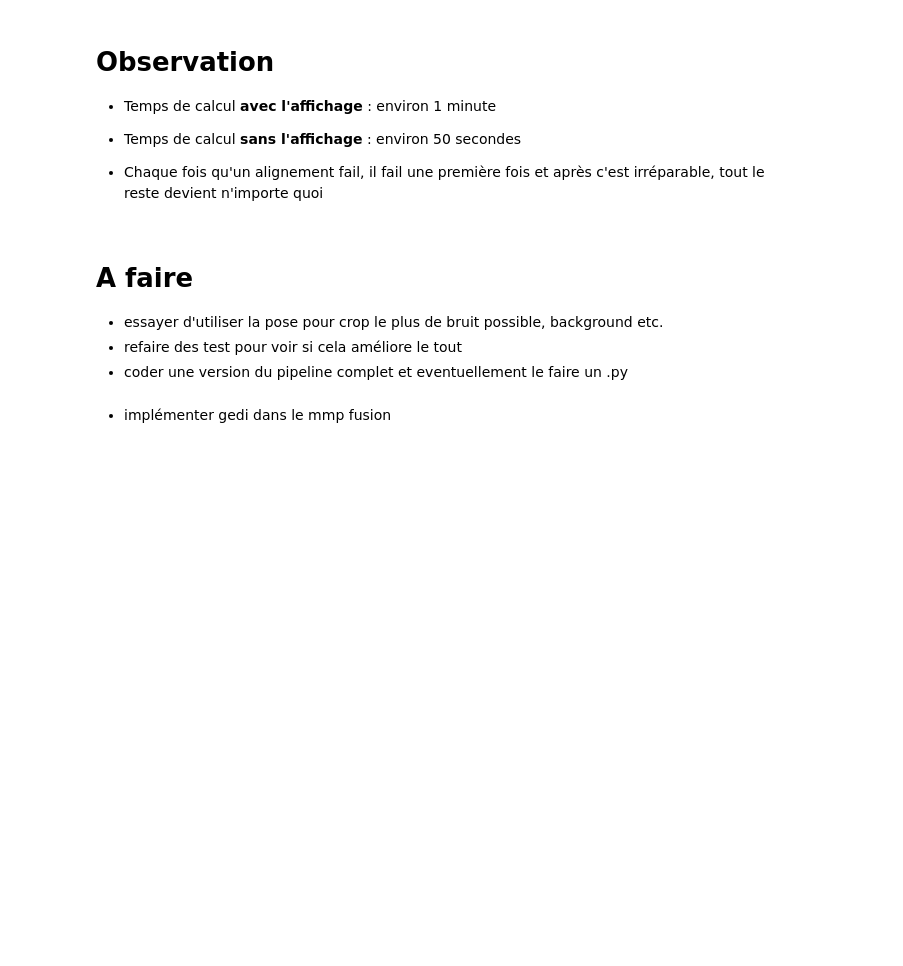
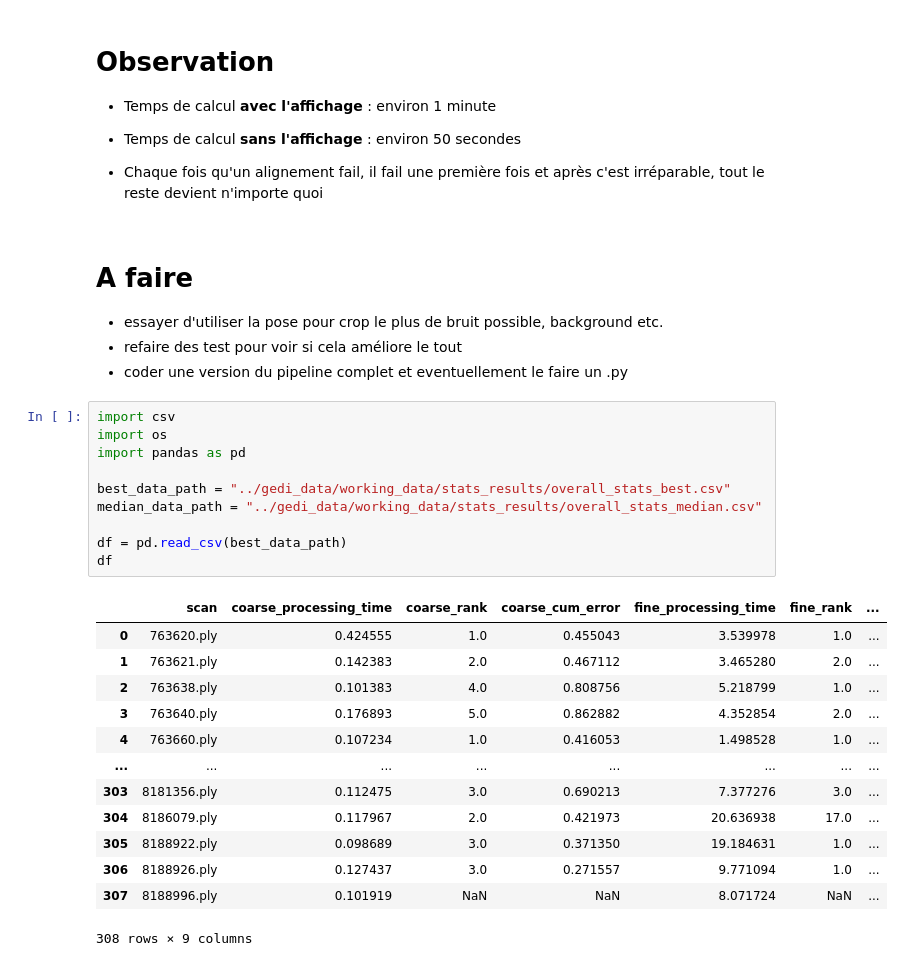
Before and after one commit to CharlesCBeaulieu/gedi, a Jupyter notebook: src/evaluate_data.ipynb, the cells around one changed output. Saved outputs shown, nothing was run; the diff lists cells and outputs as text; blank space fills up the shorter version.

```diff
--- a/src/evaluate_data.ipynb
+++ b/src/evaluate_data.ipynb
@@ -809,5 +809,27 @@ plot_decision_boundaries(X_test, y_test, classifiers, scaler, X_test, y_test)
 - essayer d'utiliser la pose pour crop le plus de bruit possible, background etc.
 - refaire des test pour voir si cela améliore le tout
 - coder une version du pipeline complet et eventuellement le faire un .py
-# %% [markdown]
-- implémenter gedi dans le mmp fusion
+# %%
+import csv
+import os
+import pandas as pd
+
+best_data_path = "../gedi_data/working_data/stats_results/overall_stats_best.csv"
+median_data_path = "../gedi_data/working_data/stats_results/overall_stats_median.csv"
+
+df = pd.read_csv(best_data_path)
+df
+# %% [output]
+|  | scan | coarse_processing_time | coarse_rank | coarse_cum_error | fine_processing_time | fine_rank | ... |
+| 0 | 763620.ply | 0.424555 | 1.0 | 0.455043 | 3.539978 | 1.0 | ... |
+| 1 | 763621.ply | 0.142383 | 2.0 | 0.467112 | 3.465280 | 2.0 | ... |
+| 2 | 763638.ply | 0.101383 | 4.0 | 0.808756 | 5.218799 | 1.0 | ... |
+| 3 | 763640.ply | 0.176893 | 5.0 | 0.862882 | 4.352854 | 2.0 | ... |
+| 4 | 763660.ply | 0.107234 | 1.0 | 0.416053 | 1.498528 | 1.0 | ... |
+| ... | ... | ... | ... | ... | ... | ... | ... |
+| 303 | 8181356.ply | 0.112475 | 3.0 | 0.690213 | 7.377276 | 3.0 | ... |
+| 304 | 8186079.ply | 0.117967 | 2.0 | 0.421973 | 20.636938 | 17.0 | ... |
+| 305 | 8188922.ply | 0.098689 | 3.0 | 0.371350 | 19.184631 | 1.0 | ... |
+| 306 | 8188926.ply | 0.127437 | 3.0 | 0.271557 | 9.771094 | 1.0 | ... |
+| 307 | 8188996.ply | 0.101919 | NaN | NaN | 8.071724 | NaN | ... |
+308 rows × 9 columns
```
Also changed, not shown: parts of 3 cells of this notebook, 4 other files.
